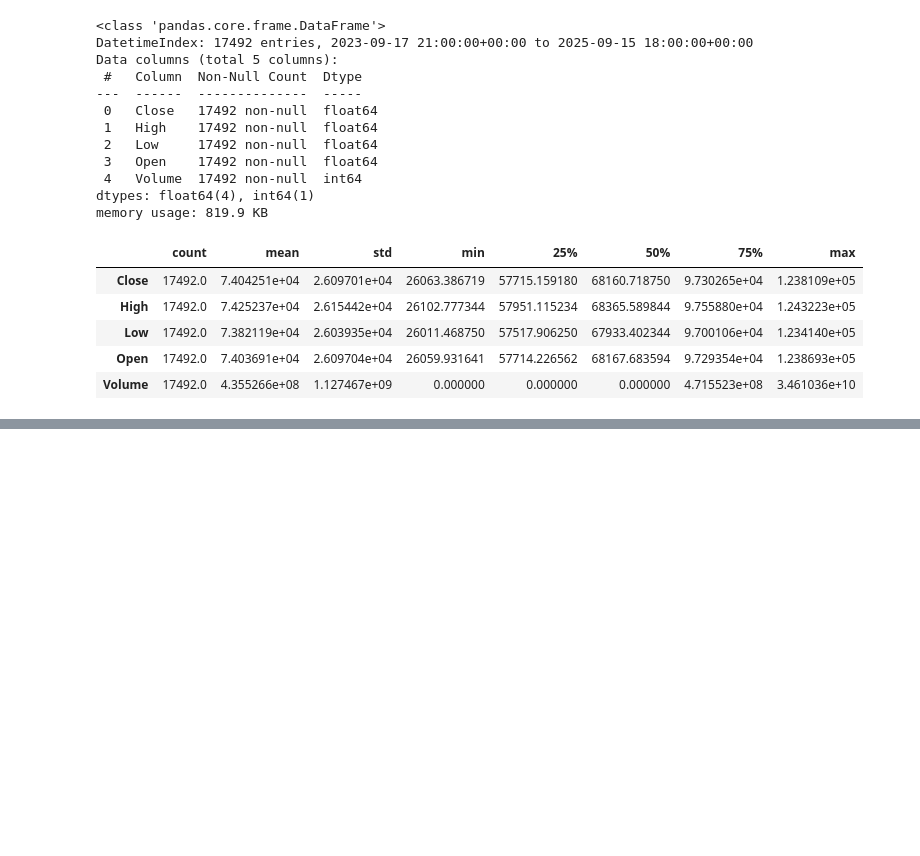
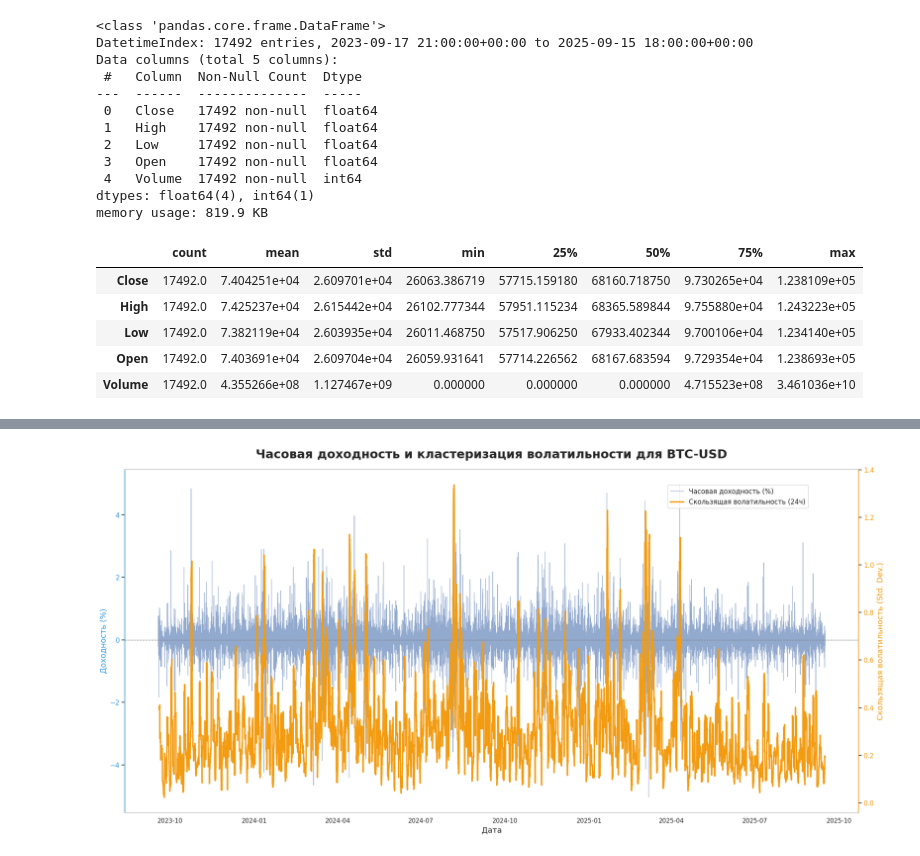
Before and after one commit to HoshiBatista/CryptoVol.ai, a Jupyter notebook: qf_models/notebooks/garch_experiment_01.ipynb, the cells around one changed output, grey strips where cells are left out. Cells and saved outputs as stored; diff of their text form; code cells hidden in the pictures; blank space fills up the shorter version.

```diff
--- a/qf_models/notebooks/garch_experiment_01.ipynb
+++ b/qf_models/notebooks/garch_experiment_01.ipynb
@@ -77,0 +141,35 @@ df.describe().T
+# %%
+# ==============================================================================
+# Динамика доходности
+# ==============================================================================
+
+# Рассчитываем скользящую волатильность (стандартное отклонение доходности за сутки)
+# Мы берем модуль доходности, чтобы усреднять "силу" колебаний, а не их направление.
+rolling_volatility = df['returns'].abs().rolling(window=24).std()
+df.dropna(inplace=True)
+
+fig, ax = plt.subplots(figsize=(20, 10))
+
+ax.plot(df.index, df['returns'], linewidth=0.8, alpha=0.6, label='Часовая доходность (%)')
+ax.set_xlabel('Дата', fontsize=14)
+ax.set_ylabel('Доходность (%)', fontsize=14, color='#3498db')
+ax.tick_params(axis='y', labelcolor='#3498db', labelsize=12)
+
+ax.axhline(0, color='grey', linestyle='--', linewidth=1)
+
+ax2 = ax.twinx()
+ax2.plot(rolling_volatility.index, rolling_volatility, color='#f39c12', linewidth=2.5, label='Скользящая волатильность (24ч)')
+ax2.set_ylabel('Скользящая волатильность (Std. Dev.)', fontsize=14, color='#f39c12')
+ax2.tick_params(axis='y', labelcolor='#f39c12', labelsize=12)
+ax2.spines['right'].set_color('#f39c12')
+ax2.spines['left'].set_color('#3498db')
+
+ax.set_title(f'Часовая доходность и кластеризация волатильности для {TICKER}', fontsize=22, fontweight='bold', pad=20)
+ax.grid(False)
+ax2.grid(False)
+
+fig.legend(loc="upper right", bbox_to_anchor=(0.9, 0.9), fontsize=12)
+
+plt.tight_layout();
+# %% [output]
+[figure, added]
```
Also changed, not shown: parts of 4 cells of this notebook.
